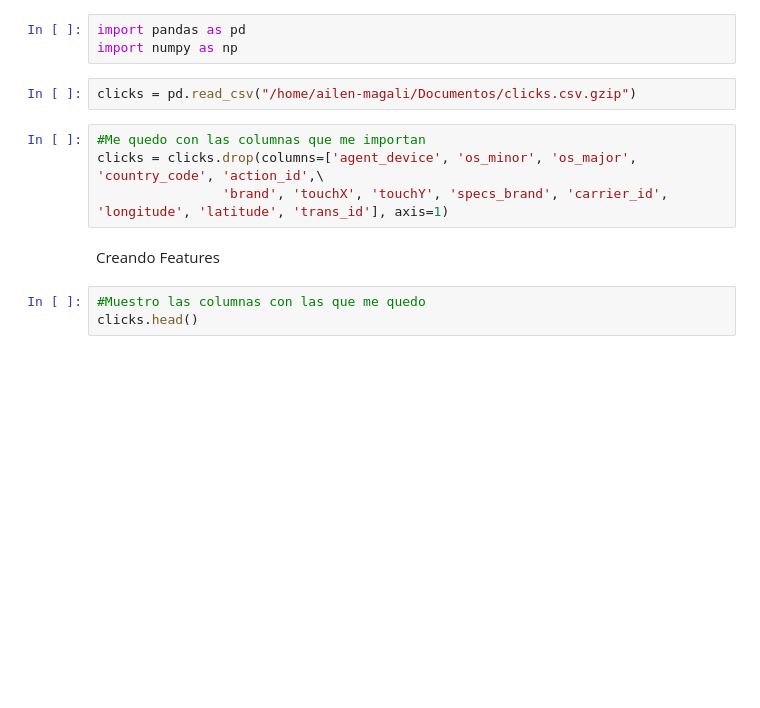
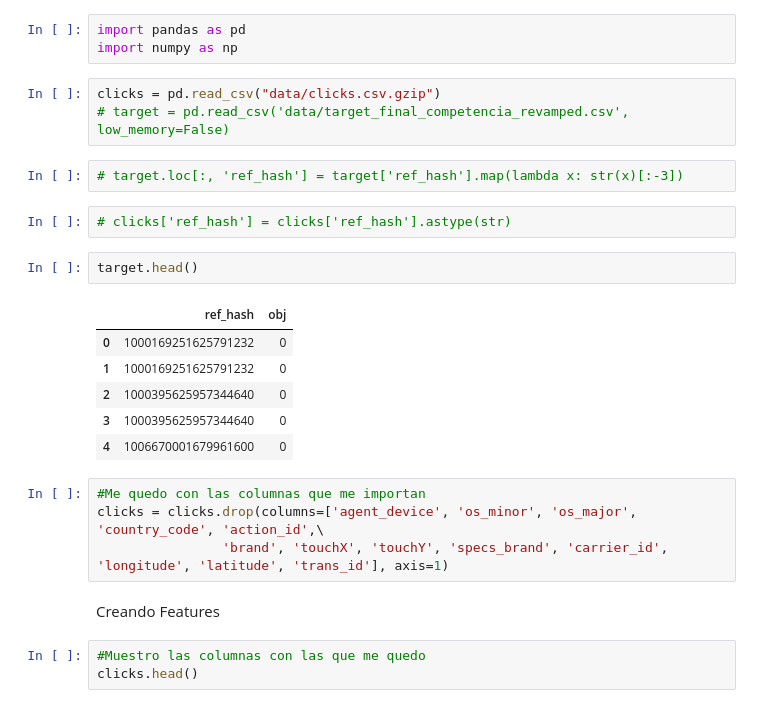
Before and after one commit to Elianagam/orgaDatosTp2, a Jupyter notebook: clean_clicks.ipynb, the cells around one changed output. Drawn from its saved outputs; the diff is of its cells as text; blank space fills up the shorter version.

```diff
--- a/clean_clicks.ipynb
+++ b/clean_clicks.ipynb
@@ -2,7 +2,21 @@
 import pandas as pd
 import numpy as np
 # %%
-clicks = pd.read_csv("/home/ailen-magali/Documentos/clicks.csv.gzip")
+clicks = pd.read_csv("data/clicks.csv.gzip")
+# target = pd.read_csv('data/target_final_competencia_revamped.csv', low_memory=False)
+# %%
+# target.loc[:, 'ref_hash'] = target['ref_hash'].map(lambda x: str(x)[:-3])
+# %%
+# clicks['ref_hash'] = clicks['ref_hash'].astype(str)
+# %%
+target.head()
+# %% [output]
+|  | ref_hash | obj |
+| 0 | 1000169251625791232 | 0 |
+| 1 | 1000169251625791232 | 0 |
+| 2 | 1000395625957344640 | 0 |
+| 3 | 1000395625957344640 | 0 |
+| 4 | 1006670001679961600 | 0 |
 # %%
 #Me quedo con las columnas que me importan
 clicks = clicks.drop(columns=['agent_device', 'os_minor', 'os_major', 'country_code', 'action_id',\
```
Also changed, not shown: parts of 17 cells of this notebook.
